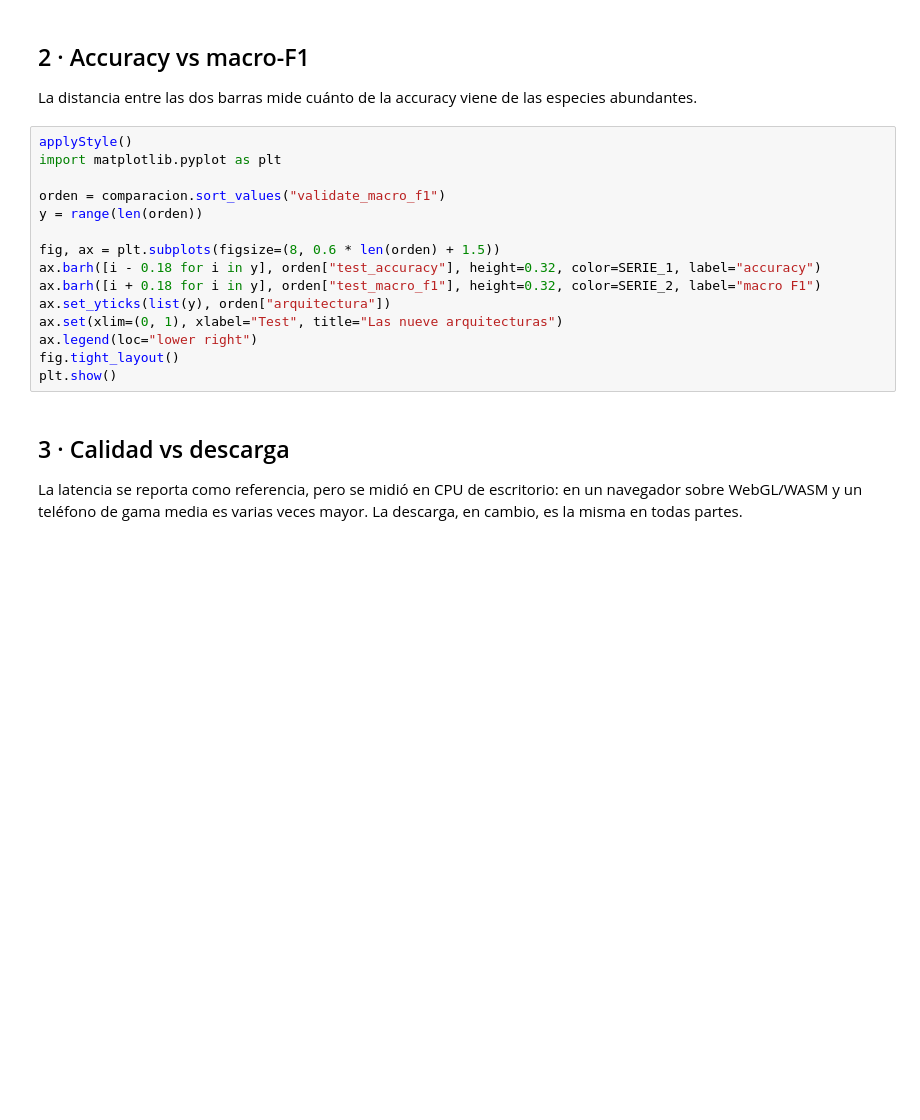
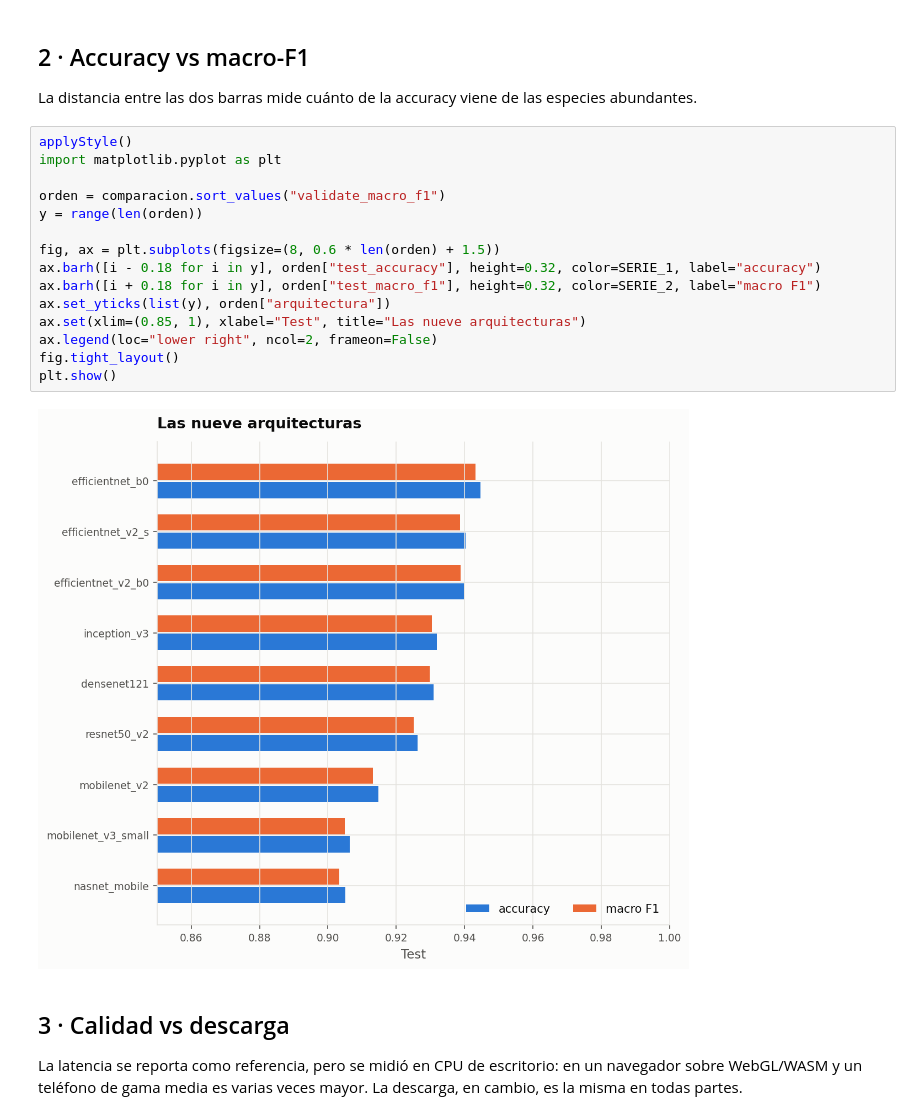
Before and after one commit to CCSandoval/ButterflyModeling, a Jupyter notebook: notebooks/1. Entrenamiento/Seleccion.ipynb, the cells around one changed output. Drawn from its saved outputs; the diff is of its cells as text; blank space fills up the shorter version.

```diff
--- a/notebooks/1. Entrenamiento/Seleccion.ipynb
+++ b/notebooks/1. Entrenamiento/Seleccion.ipynb
@@ -110,18 +125,20 @@ especies abundantes.
 # %%
 applyStyle()
 import matplotlib.pyplot as plt
 
 orden = comparacion.sort_values("validate_macro_f1")
 y = range(len(orden))
 
 fig, ax = plt.subplots(figsize=(8, 0.6 * len(orden) + 1.5))
 ax.barh([i - 0.18 for i in y], orden["test_accuracy"], height=0.32, color=SERIE_1, label="accuracy")
 ax.barh([i + 0.18 for i in y], orden["test_macro_f1"], height=0.32, color=SERIE_2, label="macro F1")
 ax.set_yticks(list(y), orden["arquitectura"])
-ax.set(xlim=(0, 1), xlabel="Test", title="Las nueve arquitecturas")
-ax.legend(loc="lower right")
+ax.set(xlim=(0.85, 1), xlabel="Test", title="Las nueve arquitecturas")
+ax.legend(loc="lower right", ncol=2, frameon=False)
 fig.tight_layout()
 plt.show()
+# %% [output]
+[figure, added]
 # %% [markdown]
 ## 3 · Calidad vs descarga
 
```
Also changed, not shown: parts of 7 cells of this notebook, 8 other files.
